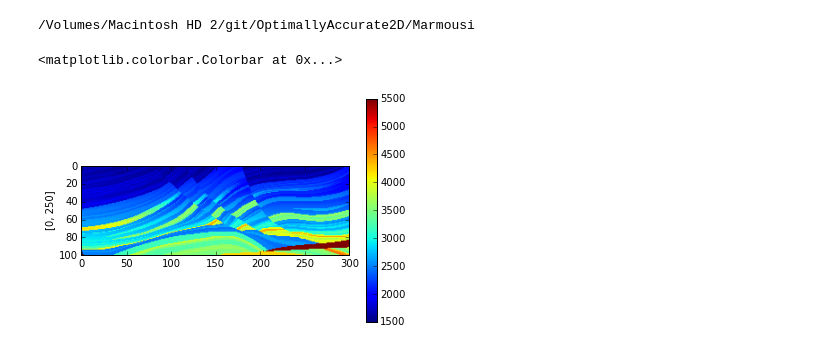
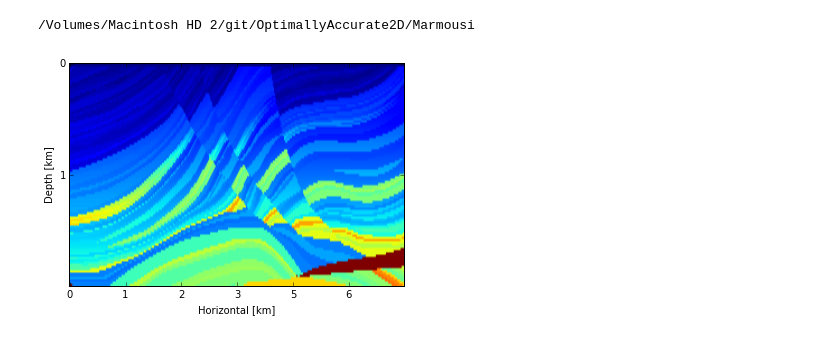
Before and after one commit to ssutinglai/OptimallyAccurate2D, a Jupyter notebook: pineapples/modelviewer.ipynb, the cells around one changed output. Drawn from its saved outputs; the diff is of its cells as text; code cells hidden in the pictures.

```diff
--- a/pineapples/modelviewer.ipynb
+++ b/pineapples/modelviewer.ipynb
@@ -9,12 +9,24 @@ cd Marmousi/
 # %%
 import numpy as np
 from array import array
+import matplotlib
 import matplotlib.pyplot as plt
+
+
 
 nx=300
 nz=100
 dx=0.025
 dz=0.025
+
+def scale_xaxis(number):
+    return(number*dx)
+def scale_zaxis(number):
+    return(number*dz)
+def my_xform(x,pos):
+    return '%d'%scale_xaxis(x)
+def my_zform(z,pos):
+    return '%d'%scale_zaxis(z)
 
 data=np.fromfile('marmousi_vp',dtype=np.float32)
 
@@ -23,16 +35,21 @@ vpmodel=np.reshape(data,(nz,nx))
 data=np.fromfile('marmousi_vs',dtype=np.float32)
 
 vsmodel=np.reshape(data,(nz,nx))
-# %%
-ax=plt.gca()
-ax.set_ylabel("Depth [km]")
-ax.set_xlabel("Horizontal [km]")
-
-plt.imshow(model)
-plt.colorbar()
-# %% [output]
-<matplotlib.colorbar.Colorbar at 0x...>
-[figure, removed]
+# %%
+ax=plt.gca()
+ax.set_ylabel("Depth [km]")
+ax.set_xlabel("Horizontal [km]")
+#plt.yticks(np.arange(0,-nz*dz,-0.5))
+#plt.xticks(np.arange(0,nx*dx,1.0))
+plt.imshow(model,aspect='auto')
+ax.autoscale(False)
+ax.xaxis.set_major_locator(matplotlib.ticker.MultipleLocator(int(50)))
+ax.xaxis.set_major_formatter(matplotlib.ticker.FuncFormatter(my_xform))
+ax.yaxis.set_major_locator(matplotlib.ticker.MultipleLocator(int(50)))
+ax.yaxis.set_major_formatter(matplotlib.ticker.FuncFormatter(my_zform))
+#plt.colorbar()
+# %% [output]
+[figure, added]
 # %%
 plt.imshow(vsmodel)
 plt.colorbar()
```
